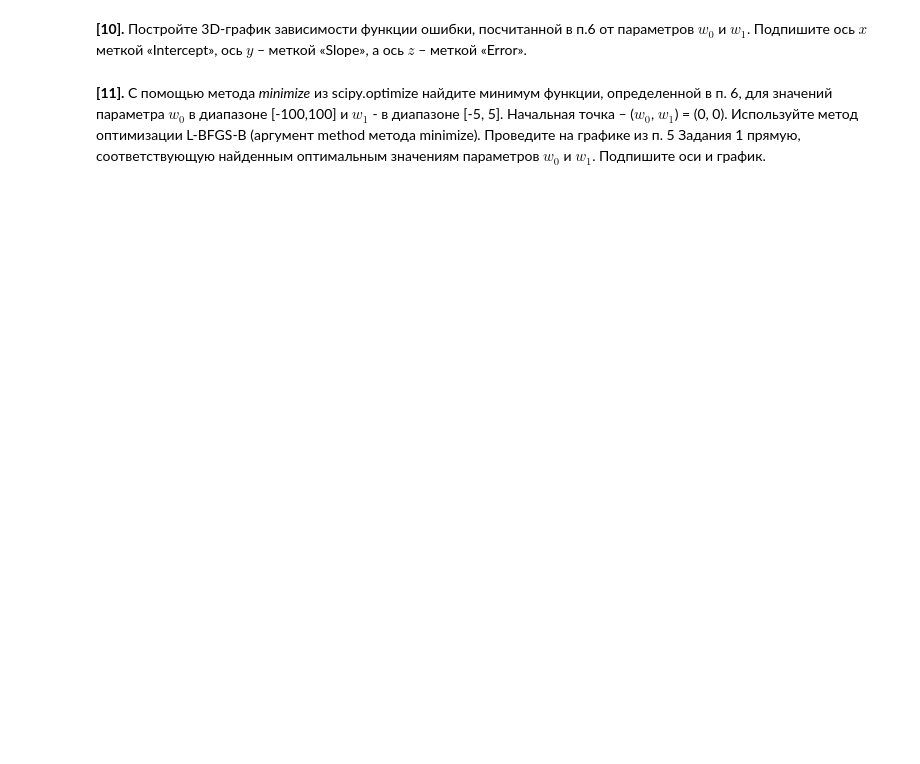
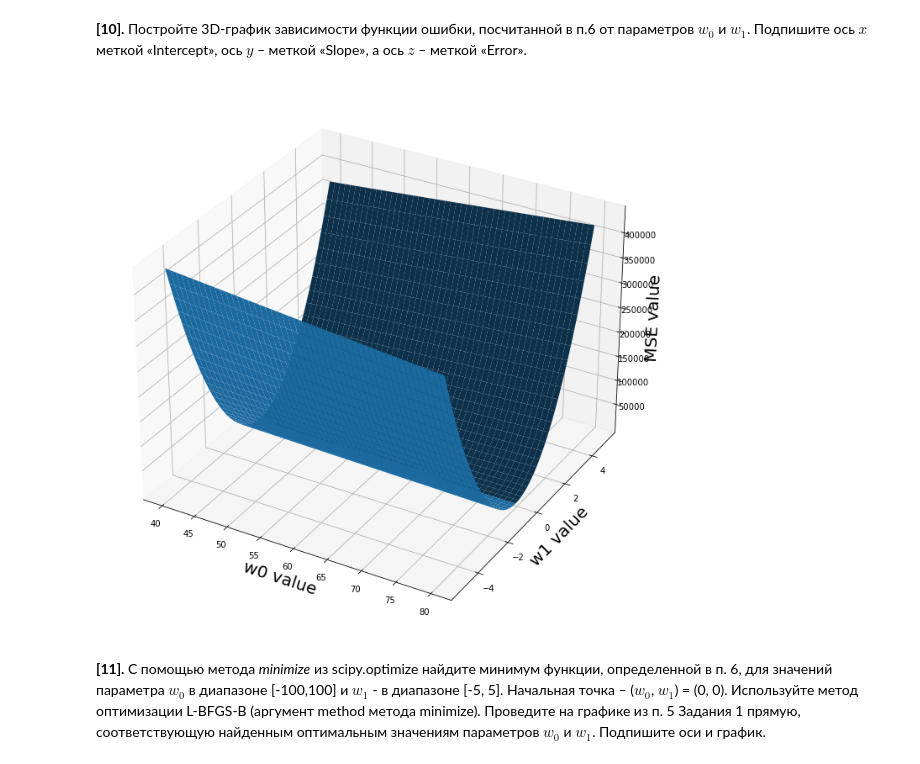
Before and after one commit to AlexeyRogS/coursera_supervised_learning, a Jupyter notebook: week1/rog_peer_review_linreg_height_weight.ipynb, the cells around one changed output. Saved outputs shown, nothing was run; the diff lists cells and outputs as text; code cells hidden in the pictures; blank space fills up the shorter version.

```diff
--- a/week1/rog_peer_review_linreg_height_weight.ipynb
+++ b/week1/rog_peer_review_linreg_height_weight.ipynb
@@ -202,2 +223,23 @@ plt.show()
+# %%
+fig = plt.figure(figsize=(12, 12))
+ax = fig.gca(projection='3d') # get current axis
+
+# Создаем массивы NumPy с координатами точек по осям X и У.
+# Используем метод meshgrid, при котором по векторам координат
+# создается матрица координат. Задаем нужную функцию Z(x, y).
+w1 = np.linspace(-5, 5, 50)
+w0 = np.linspace(40, 80, 50)
+w1, w0 = np.meshgrid(w1, w0)
+err = mse(w0, w1)
+
+# Наконец, используем метод *plot_surface* объекта
+# типа Axes3DSubplot. Также подписываем оси.
+surf = ax.plot_surface(w0, w1, err)
+ax.set_xlabel('w0 value', fontsize=20)
+ax.set_ylabel('w1 value', fontsize=20)
+ax.set_zlabel('MSE value', fontsize=20)
+plt.show()
+# %% [output]
+[figure, added]
 # %% [markdown]
 **[11].** С помощью метода *minimize* из scipy.optimize найдите минимум функции, определенной в п. 6, для значений параметра $w_0$ в диапазоне [-100,100] и $w_1$ - в диапазоне [-5, 5]. Начальная точка – ($w_0$, $w_1$) = (0, 0). Используйте метод оптимизации L-BFGS-B (аргумент method метода minimize). Проведите на графике из п. 5 Задания 1 прямую, соответствующую найденным оптимальным значениям параметров $w_0$ и $w_1$. Подпишите оси и график.
```
Also changed, not shown: parts of 17 cells of this notebook.
